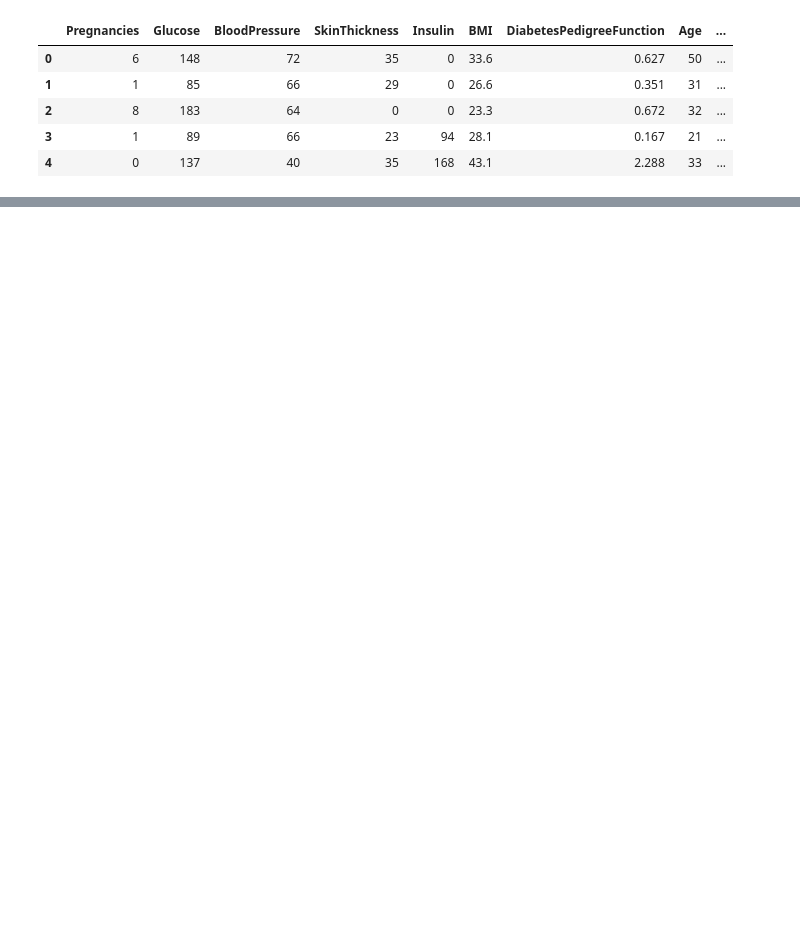
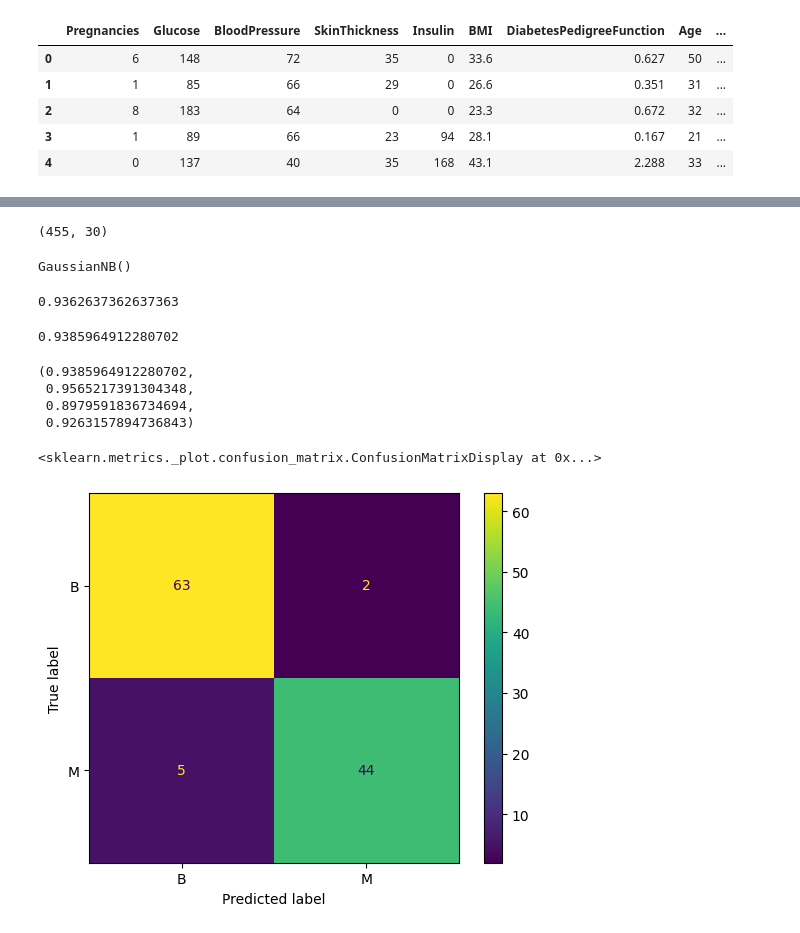
Before and after one commit to dhanush852/intro_to-ml, a Jupyter notebook: Homework_3.ipynb, the cells around one changed output, grey strips where cells are left out. Saved outputs shown, nothing was run; the diff lists cells and outputs as text; code cells hidden in the pictures; blank space fills up the shorter version.

```diff
--- a/Homework_3.ipynb
+++ b/Homework_3.ipynb
@@ -382,0 +387,41 @@ X_train, X_test, y_train, y_test = train_test_split(X, y, test_size=0.2, random_
+# %%
+scale= StandardScaler()
+X_train_scaled = scale.fit_transform(X_train) # standardization of dependent variables
+X_train_scaled.shape
+# %% [output]
+(455, 30)
+# %%
+from sklearn.linear_model import LogisticRegression
+model = GaussianNB()
+model.fit(X_train_scaled, y_train)
+# %% [output]
+GaussianNB()
+# %%
+model.score(X_train_scaled, y_train)
+# %% [output]
+0.9362637362637363
+# %%
+X_test_scaled = scale.transform(X_test)
+y_pred = model.predict(X_test_scaled)
+# %%
+accuracy_score(y_test, y_pred)
+# %% [output]
+0.9385964912280702
+# %%
+cnf_matrix = confusion_matrix(y_test, y_pred)
+# %%
+
+accuracy_score(y_test, y_pred), precision_score(y_test, y_pred), recall_score(y_test, y_pred), f1_score(y_test, y_pred)
+# %% [output]
+(0.9385964912280702,
+ 0.9565217391304348,
+ 0.8979591836734694,
+ 0.9263157894736843)
+# %%
+from sklearn.metrics import ConfusionMatrixDisplay
+import matplotlib.pyplot as plt
+
+ConfusionMatrixDisplay(confusion_matrix=cnf_matrix, display_labels=['B', 'M']).plot(values_format='d')
+# %% [output]
+<sklearn.metrics._plot.confusion_matrix.ConfusionMatrixDisplay at 0x...>
+[figure, added]
```
Also changed, not shown: parts of 7 cells of this notebook.
